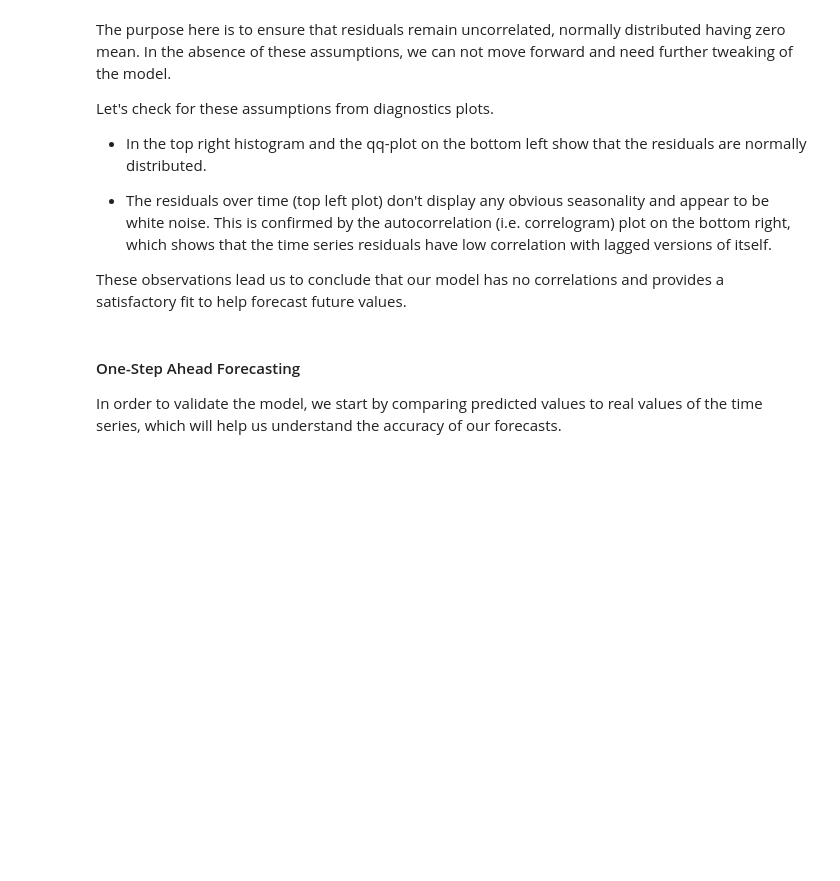
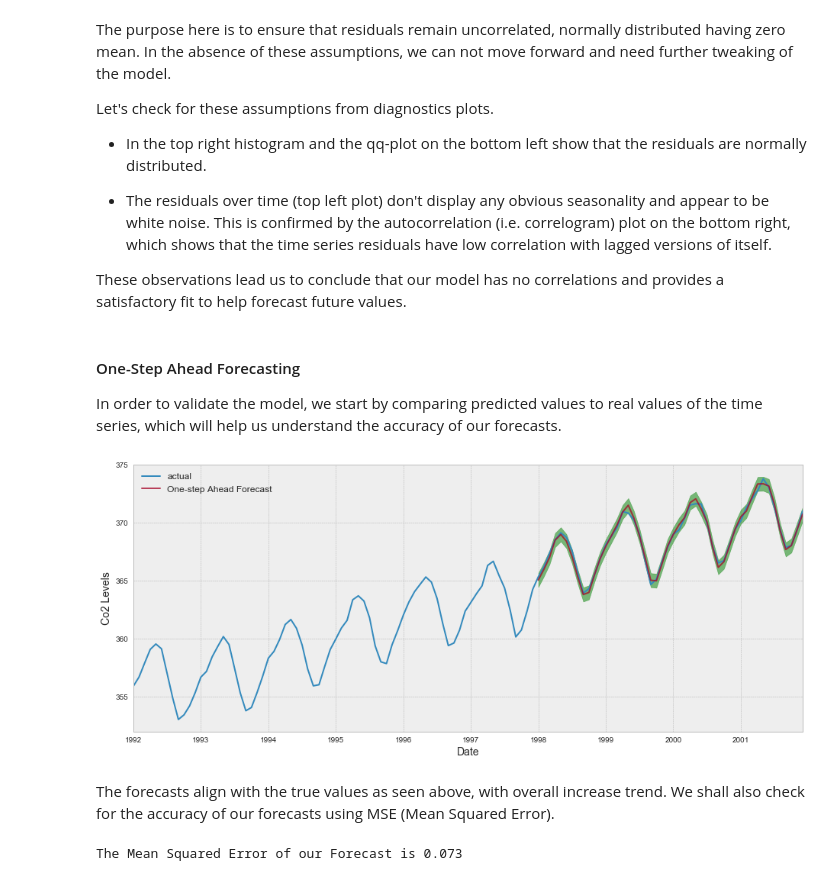
Before and after one commit to luluvalakdawala/Co2_forecasting, a Jupyter notebook: arima_models.ipynb, the cells around one changed output. Cells and saved outputs as stored; diff of their text form; code cells hidden in the pictures; blank space fills up the shorter version.

Commit message:
preds and forecasting

```diff
--- a/arima_models.ipynb
+++ b/arima_models.ipynb
@@ -254,3 +255,27 @@ preds = result.get_prediction(start=pd.to_datetime('1998-01-01'), dynamic=False)
 
 #confidence intervals for all predictions
 preds_conf = preds.conf_int()
+# %%
+plt.style.use('bmh')
+rcParams['figure.figsize'] = 14,6
+ax = co2['1992':].plot(label='actual')
+preds.predicted_mean.plot(ax=ax, label='One-step Ahead Forecast', alpha=.75)
+ax.fill_between(preds_conf.index,
+               preds_conf.iloc[:, 0],
+               preds_conf.iloc[:, 1],
+               color = 'green',
+               alpha = 0.5)
+ax.set_xlabel('Date', fontsize=14)
+ax.set_ylabel('Co2 Levels', fontsize=14)
+plt.legend(fontsize=12)
+plt.show();
+# %% [output]
+[figure, added]
+# %% [markdown]
+The forecasts align with the true values as seen above, with overall increase trend. We shall also check for the accuracy of our forecasts using MSE (Mean Squared Error).
+# %%
+from sklearn.metrics import mean_squared_error
+mse = mean_squared_error(co2['1998':], preds.predicted_mean)
+print('The Mean Squared Error of our Forecast is {}'.format(round(mse, 3)))
+# %% [output]
+The Mean Squared Error of our Forecast is 0.073
```
Also changed, not shown: parts of 4 cells of this notebook.
